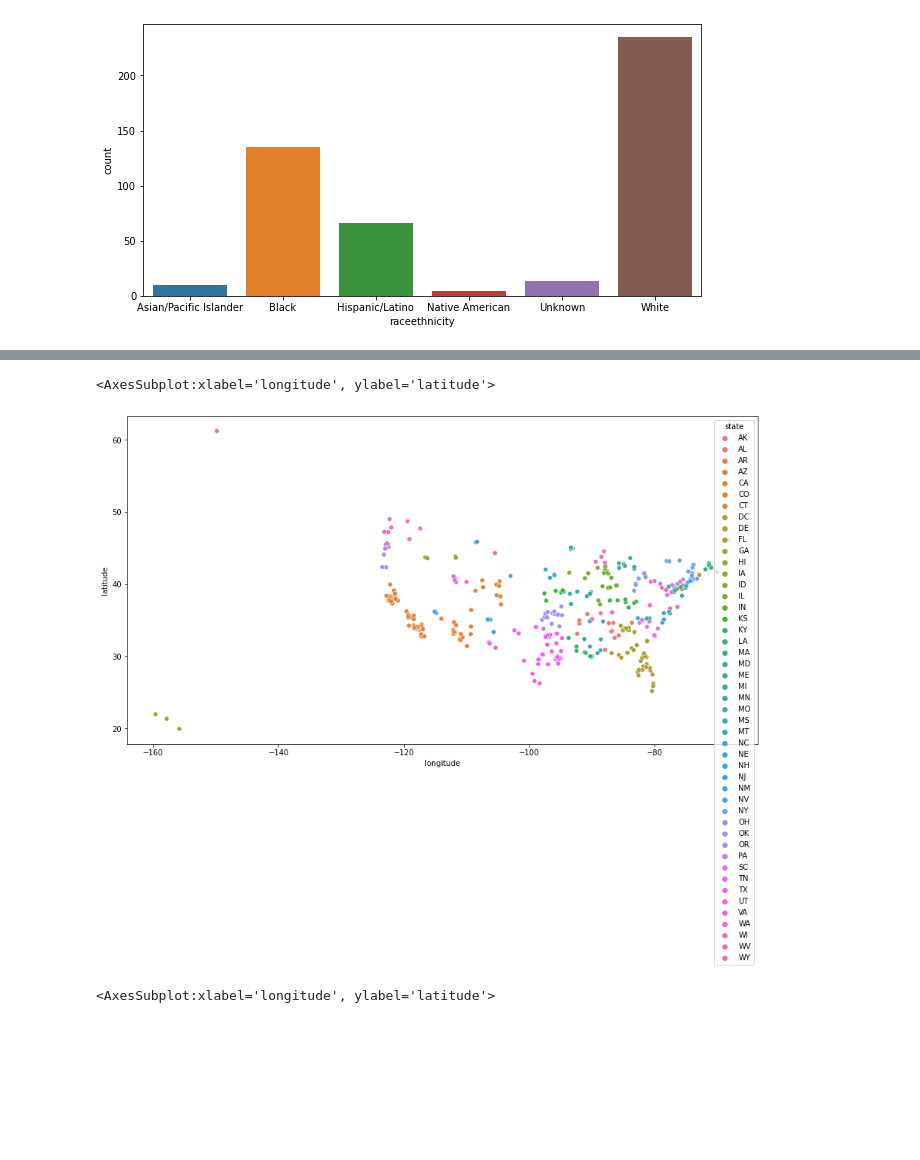
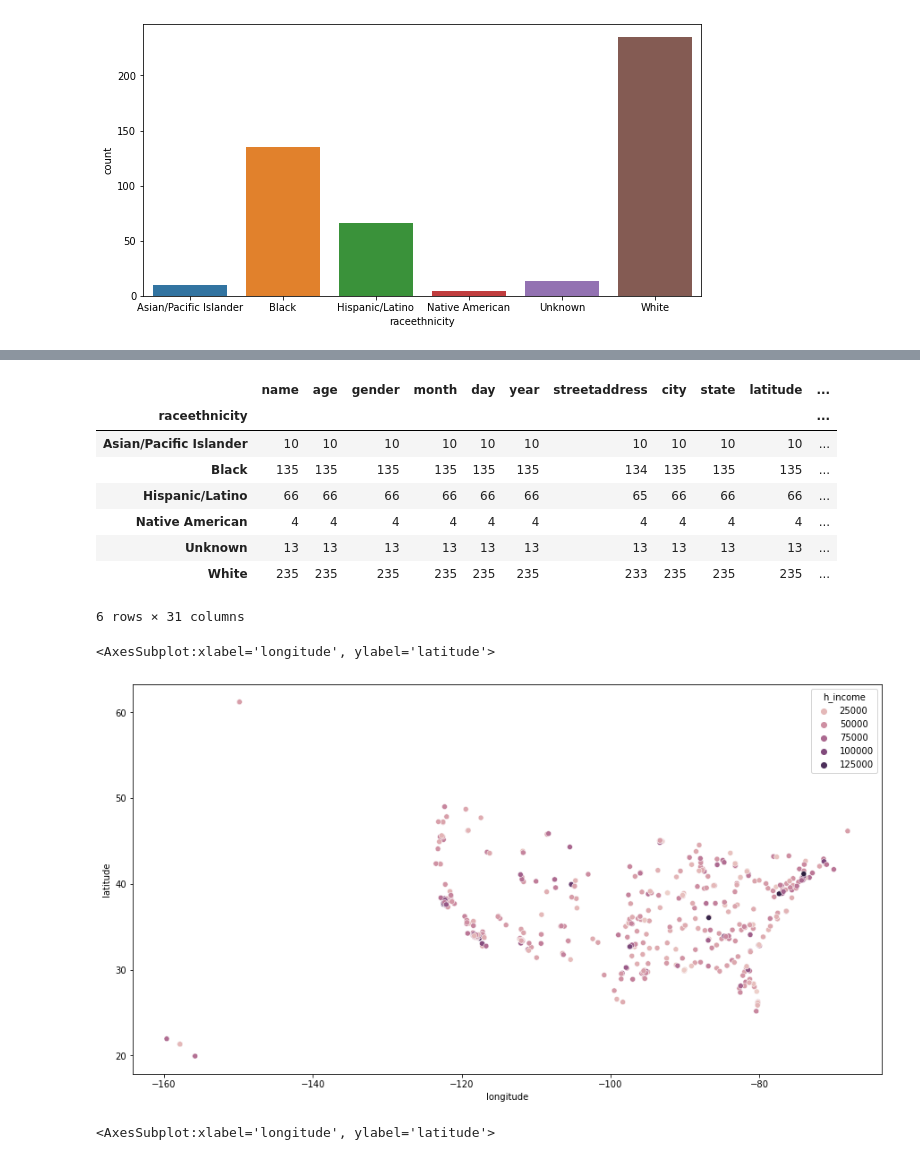
Before and after one commit to DavidOloyede/police-killings, a Jupyter notebook: dataexplore.ipynb, the cells around one changed output, grey strips where cells are left out. Cells and saved outputs as stored; diff of their text form; code cells hidden in the pictures; blank space fills up the shorter version.

```diff
--- a/dataexplore.ipynb
+++ b/dataexplore.ipynb
@@ -225,9 +225,21 @@ sns.countplot(df.raceethnicity)
+# %%
+df.groupby(['raceethnicity']).count()
+# %% [output]
+|  | name | age | gender | month | day | year | streetaddress | city | state | latitude | ... |
+| raceethnicity |  |  |  |  |  |  |  |  |  |  | ... |
+| Asian/Pacific Islander | 10 | 10 | 10 | 10 | 10 | 10 | 10 | 10 | 10 | 10 | ... |
+| Black | 135 | 135 | 135 | 135 | 135 | 135 | 134 | 135 | 135 | 135 | ... |
+| Hispanic/Latino | 66 | 66 | 66 | 66 | 66 | 66 | 65 | 66 | 66 | 66 | ... |
+| Native American | 4 | 4 | 4 | 4 | 4 | 4 | 4 | 4 | 4 | 4 | ... |
+| Unknown | 13 | 13 | 13 | 13 | 13 | 13 | 13 | 13 | 13 | 13 | ... |
+| White | 235 | 235 | 235 | 235 | 235 | 235 | 233 | 235 | 235 | 235 | ... |
+6 rows × 31 columns
 # %%
 plt.figure(figsize=(15,8))
-sns.scatterplot(df.longitude, df.latitude, hue=df.state)
+sns.scatterplot(df.longitude, df.latitude, hue=df.h_income)
 # %% [output]
 <AxesSubplot:xlabel='longitude', ylabel='latitude'>
-[figure, old version]
+[figure, new version]
 # %%
 plt.figure(figsize=(10,6))
 sns.scatterplot(df.longitude, df.latitude, hue=df.raceethnicity)
```
Also changed, not shown: parts of 16 cells of this notebook.
